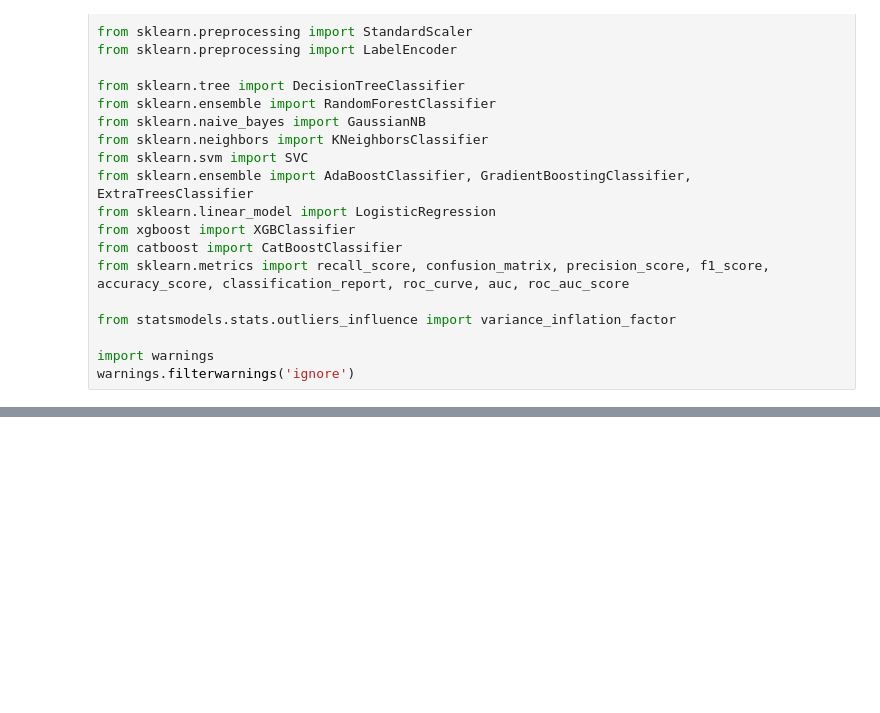
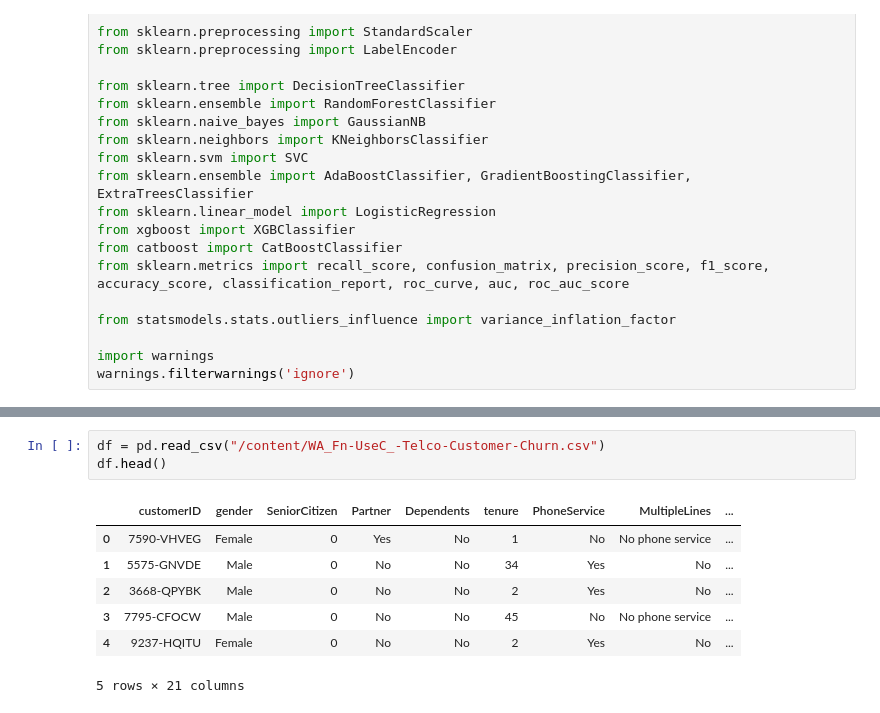
Before and after one commit to pinilDissanayaka/Telecom-Customer-Churn-prediction, a Jupyter notebook: Scripts/ Notebook.ipynb, the cells around one changed output, grey strips where cells are left out. Saved outputs shown, nothing was run; the diff lists cells and outputs as text; blank space fills up the shorter version.

```diff
--- a/Scripts/ Notebook.ipynb
+++ b/Scripts/ Notebook.ipynb
@@ -51,0 +33,11 @@ Successfully installed catboost-1.2.2
+# %%
+df = pd.read_csv("/content/WA_Fn-UseC_-Telco-Customer-Churn.csv")
+df.head()
+# %% [output]
+|  | customerID | gender | SeniorCitizen | Partner | Dependents | tenure | PhoneService | MultipleLines | ... |
+| 0 | 7590-VHVEG | Female | 0 | Yes | No | 1 | No | No phone service | ... |
+| 1 | 5575-GNVDE | Male | 0 | No | No | 34 | Yes | No | ... |
+| 2 | 3668-QPYBK | Male | 0 | No | No | 2 | Yes | No | ... |
+| 3 | 7795-CFOCW | Male | 0 | No | No | 45 | No | No phone service | ... |
+| 4 | 9237-HQITU | Female | 0 | No | No | 2 | Yes | No | ... |
+5 rows × 21 columns
```
Also changed, not shown: parts of 9 cells of this notebook.
